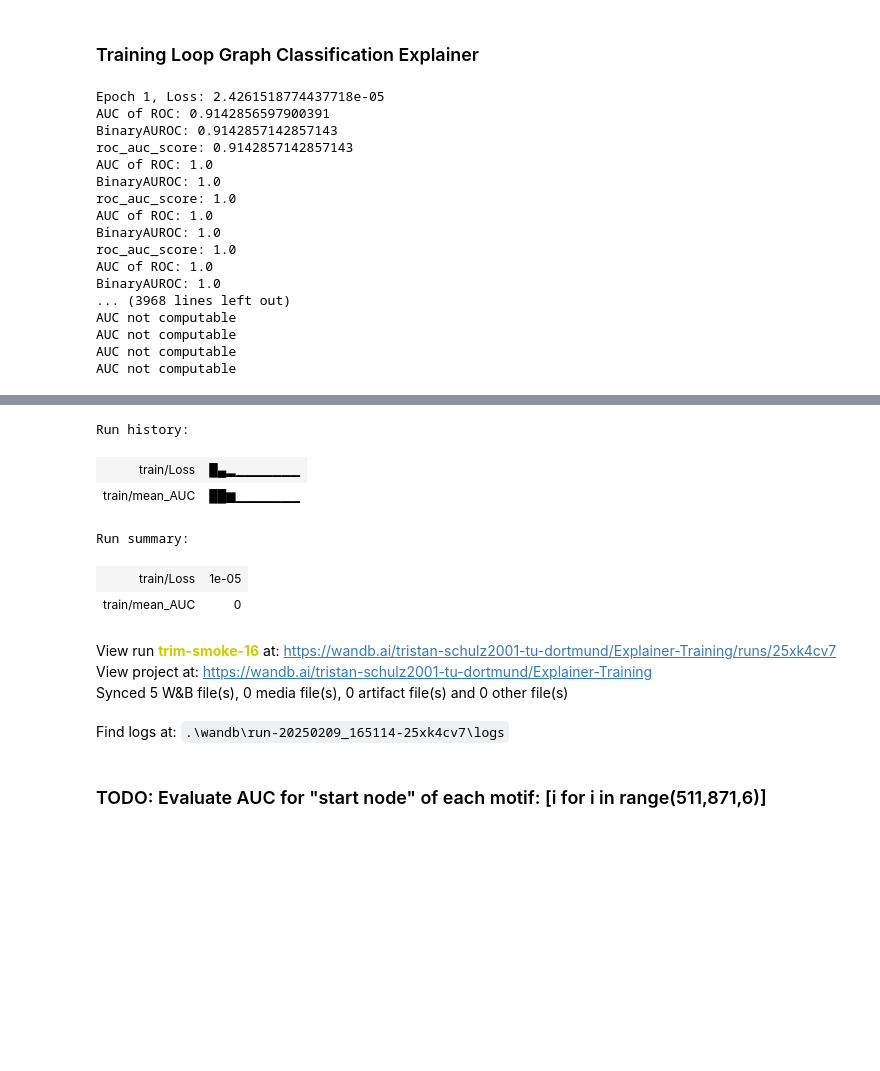
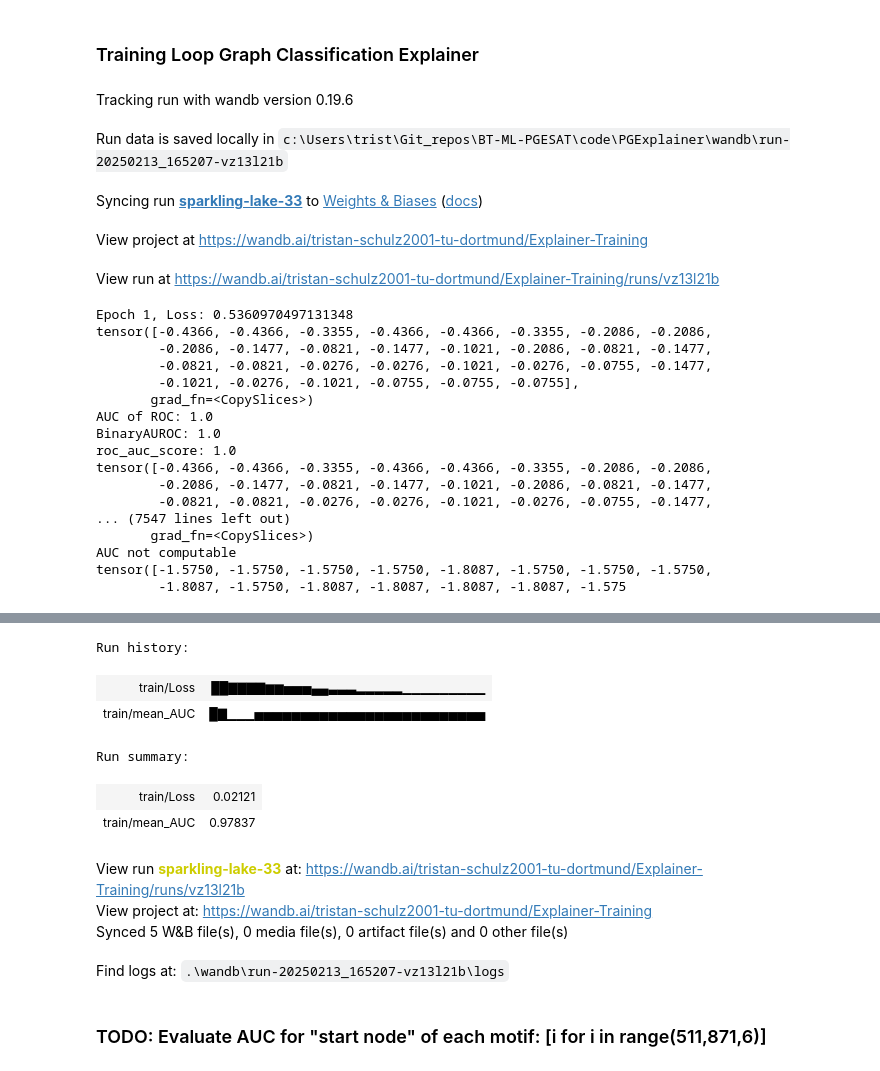
Before and after one commit to TrstnSch/BT-ML-PGESAT, a Jupyter notebook: code/PGExplainer/train_explainer_TreeGrid.ipynb, the cells around one changed output, grey strips where cells are left out. Drawn from its saved outputs; the diff is of its cells as text; code cells hidden in the pictures; blank space fills up the shorter version.

```diff
--- a/code/PGExplainer/train_explainer_TreeGrid.ipynb
+++ b/code/PGExplainer/train_explainer_TreeGrid.ipynb
@@ -34,23 +35,16 @@ batch_size = 1
 sampled_graphs = 20
 
 learning_rate_mlp = 0.003       #Paper: 0.003,
-coefficientSizeReg = 0.0001       #Paper: 0.05, code 0, codePyG 0.01
-entropyReg = 0.01               #Paper: 1, code 0, codePyG 10.0
-epochs_mlp = 10                 #Paper: 30 for all datasets => 20 enough for BA2Motif
+coefficientSizeReg = 1.0       #Paper: 0.05, code 0, codePyG 1.0
+entropyReg = 1.0               #Paper: 1, code 0, codePyG 1.0
+epochs_mlp = 30                 #Paper: 30 for all datasets => 20 enough for BA2Motif
 coefficientL2Reg = 0.0
 # TODO: Budget, connectivity
 
 # Temperature
 t_0 =  5.0
-t_T = 1.0                       #Paper says 2.0, Code seems to use 1.0 => 1.0 seems to work good
+t_T = 2.0                       #Paper says 2.0, Code seems to use 1.0 => 1.0 seems to work good
 
 datasetName: Literal['BA-Shapes', 'BA-Community', 'Tree-Cycles', 'Tree-Grid'] = 'Tree-Grid'
 # %% [markdown]
 ## Visualize Data TODO: NodePlot function
-# %%
-#labels, data = datasetLoader.loadNodeDataset(datasetName)
-
-data, labels = datasetLoader.loadOriginalNodeDataset(datasetName)
-motifNodes = [i for i in range(511,800,1)]
-
-pos = utils.plotTreeCycles(data)
@@ -59,7 +104,7 @@ pos = utils.plotTreeCycles(data)
 # %% [markdown]
 ### Load GNN model
 # %%
-modelNodeGNN = networks.NodeGNN(features = data.x.shape[1], labels=labels)     # Adjust according to data and task
+modelNodeGNN = networks.NodeGNN(features = data.x.shape[1], labels=num_labels)     # Adjust according to data and task
 modelNodeGNN.load_state_dict(torch.load("models/TreeGrid 99 layerNorm latest", weights_only=True))
 # %% [output]
 <All keys matched successfully>
@@ -72,6 +117,8 @@ randomAUCNode = torch.randint(511, 880+1, [1]).item()
 print(randomAUCNode)
 # %% [output]
 584
+# %%
+motifNodes = motifNodesOriginal
 # %% [markdown]
 ### Training Loop Graph Classification Explainer
 # %%
@@ -152,56 +199,62 @@ for epoch in range(0, epochs_mlp) :
 
     torch.nn.utils.clip_grad_norm_(mlp.parameters(), max_norm=2)           # clip value min -2
 
     mlp_optimizer.step()
 
     mlp.eval()
 
 
     aucList = []
-    for i in motifNodes:
-        aucList.append(evaluation.evaluateNodeExplainerAUC(mlp, modelNodeGNN, data, data.edge_index, i, data.gt))
+    for i in motifNodesModified:
+        currAuc = evaluation.evaluateNodeExplainerAUC(mlp, modelNodeGNN, data, data.edge_index, i, data.gt, k=12)
+        if currAuc != -1: aucList.append(currAuc)
     meanAuc = torch.tensor(aucList).mean().item()
 
     wandb.log({"train/Loss": loss, "train/mean_AUC": meanAuc})
 
     """out = mlp.forward(modelNodeGNN, data.x, data.edge_index, randomAUCNode)
 
     print(f"MLP Output for first val graph in epoch {epoch+1}:")
     print(out)"""
 
     """for name, param in mlp.named_parameters():
         if param.requires_grad:
             print(f"{name}: {param.grad}")"""
 
 wandb.finish()
 # %% [output]
+Tracking run with wandb version 0.19.6
+Run data is saved locally in c:\Users\trist\Git_repos\BT-ML-PGESAT\code\PGExplainer\wandb\run-20250213_165207-vz13l21b
+Syncing run sparkling-lake-33 to Weights & Biases (docs)
+View project at https://wandb.ai/tristan-schulz2001-tu-dortmund/Explainer-Training
+View run at https://wandb.ai/tristan-schulz2001-tu-dortmund/Explainer-Training/runs/vz13l21b
-Epoch 1, Loss: 2.4261518774437718e-05
-AUC of ROC: 0.9142856597900391
-BinaryAUROC: 0.9142857142857143
-roc_auc_score: 0.9142857142857143
+Epoch 1, Loss: 0.5360970497131348
+tensor([-0.4366, -0.4366, -0.3355, -0.4366, -0.4366, -0.3355, -0.2086, -0.2086,
+        -0.2086, -0.1477, -0.0821, -0.1477, -0.1021, -0.2086, -0.0821, -0.1477,
+        -0.0821, -0.0821, -0.0276, -0.0276, -0.1021, -0.0276, -0.0755, -0.1477,
+        -0.1021, -0.0276, -0.1021, -0.0755, -0.0755, -0.0755],
+       grad_fn=<CopySlices>)
 AUC of ROC: 1.0
 BinaryAUROC: 1.0
 roc_auc_score: 1.0
-AUC of ROC: 1.0
-BinaryAUROC: 1.0
-roc_auc_score: 1.0
-AUC of ROC: 1.0
-BinaryAUROC: 1.0
-... (3968 lines left out)
+tensor([-0.4366, -0.4366, -0.3355, -0.4366, -0.4366, -0.3355, -0.2086, -0.2086,
+        -0.2086, -0.1477, -0.0821, -0.1477, -0.1021, -0.2086, -0.0821, -0.1477,
+        -0.0821, -0.0821, -0.0276, -0.0276, -0.1021, -0.0276, -0.0755, -0.1477,
+... (7547 lines left out)
+       grad_fn=<CopySlices>)
 AUC not computable
-AUC not computable
-AUC not computable
-AUC not computable
+tensor([-1.5750, -1.5750, -1.5750, -1.5750, -1.8087, -1.5750, -1.5750, -1.5750,
+        -1.8087, -1.5750, -1.8087, -1.8087, -1.8087, -1.8087, -1.575
 [interactive output not drawn]
 Run history:
-| train/Loss | █▄▂▁▁▁▁▁▁▁ |
-| train/mean_AUC | ██▆▁▁▁▁▁▁▁ |
+| train/Loss | ██▇▇▇▇▆▆▅▅▅▄▄▃▃▃▂▂▂▂▂▁▁▁▁▁▁▁▁▁ |
+| train/mean_AUC | █▇▁▁▁▅▅▅▅▅▅▅▅▅▅▅▅▅▅▅▅▅▅▅▅▅▅▅▅▅ |
 Run summary:
-| train/Loss | 1e-05 |
-| train/mean_AUC | 0 |
+| train/Loss | 0.02121 |
+| train/mean_AUC | 0.97837 |
-View run trim-smoke-16 at: https://wandb.ai/tristan-schulz2001-tu-dortmund/Explainer-Training/runs/25xk4cv7
-View project at: https://wandb.ai/tristan-schulz2001-tu-dortmund/Explainer-Training
-Synced 5 W&B file(s), 0 media file(s), 0 artifact file(s) and 0 other file(s)
-Find logs at: .\wandb\run-20250209_165114-25xk4cv7\logs
+View run sparkling-lake-33 at: https://wandb.ai/tristan-schulz2001-tu-dortmund/Explainer-Training/runs/vz13l21b
+View project at: https://wandb.ai/tristan-schulz2001-tu-dortmund/Explainer-Training
+Synced 5 W&B file(s), 0 media file(s), 0 artifact file(s) and 0 other file(s)
+Find logs at: .\wandb\run-20250213_165207-vz13l21b\logs
 # %% [markdown]
 ### TODO: Evaluate AUC for "start node" of each motif: [i for i in range(511,871,6)]
```
Also changed, not shown: parts of 6 cells of this notebook, 6 other files.
